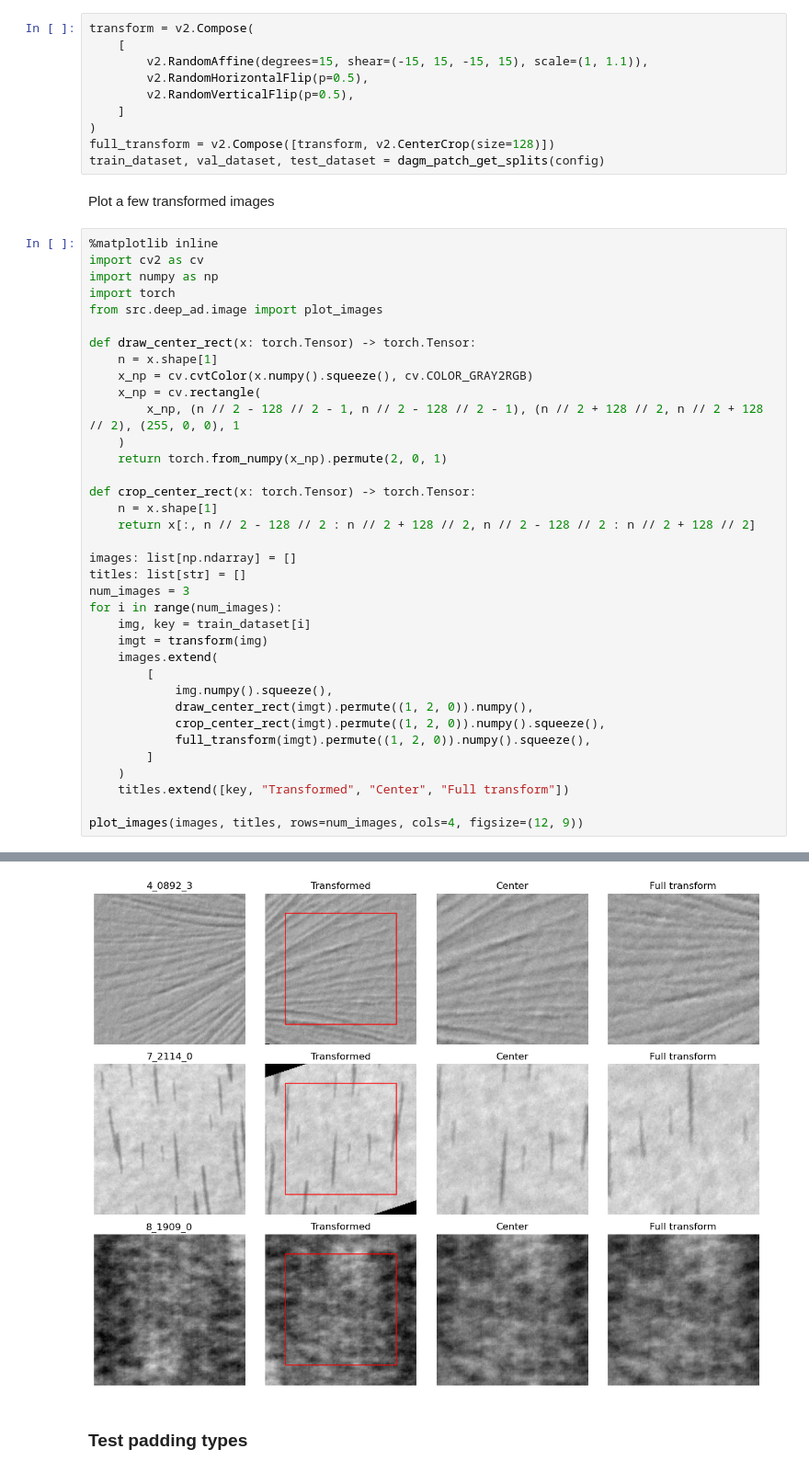
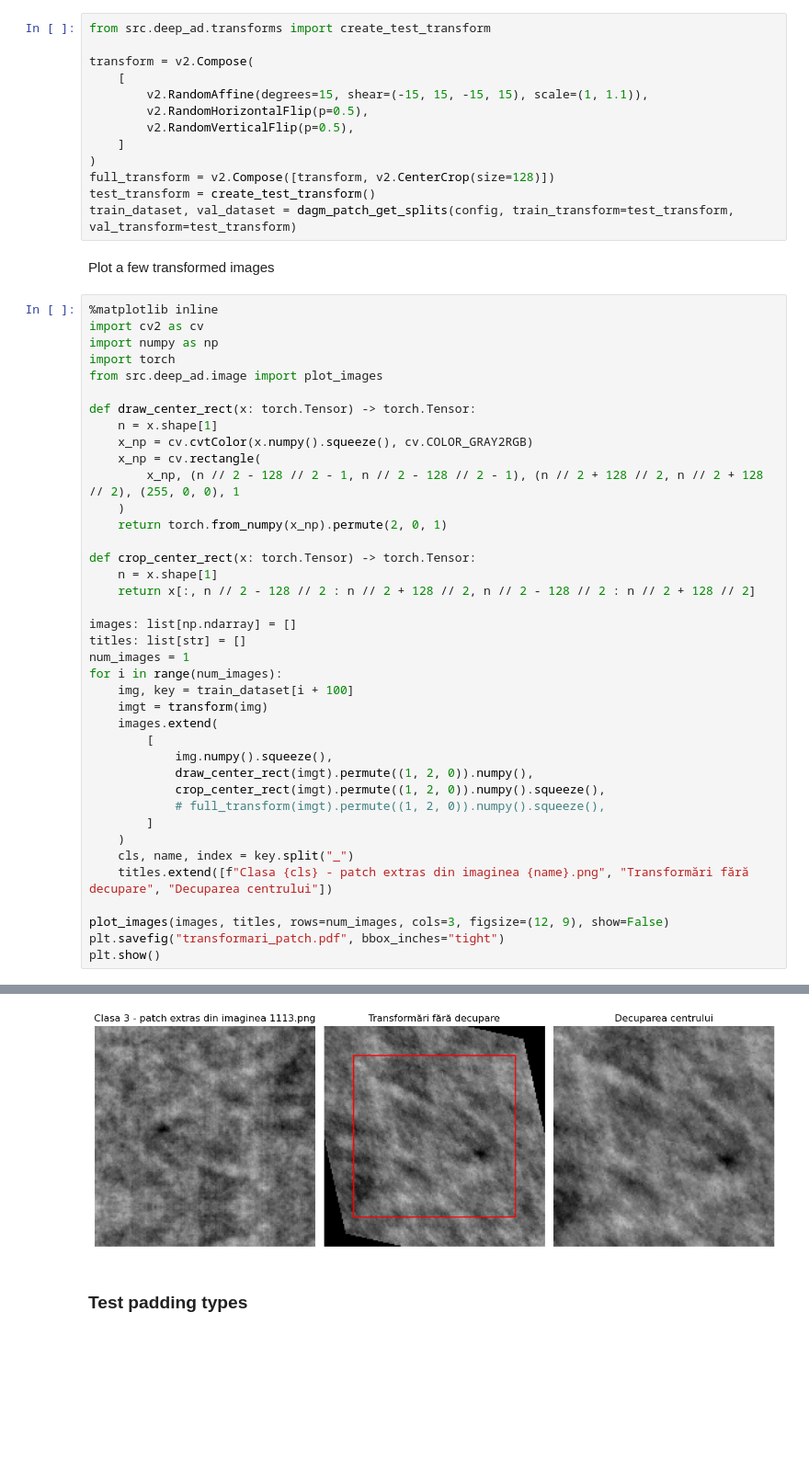
Before and after one commit to popastefan10/DeepAD, a Jupyter notebook: notebooks/nn.ipynb, the cells around one changed output, grey strips where cells are left out. Shown at 92% size. Drawn from its saved outputs; the diff is of its cells as text; blank space fills up the shorter version.

Commit message:
Create plots for the paper

```diff
--- a/notebooks/nn.ipynb
+++ b/notebooks/nn.ipynb
@@ -24,6 +24,8 @@ config = Config(root_dir="..")
 # %% [markdown]
 Load the split datasets without transforms for better control
 # %%
+from src.deep_ad.transforms import create_test_transform
+
 transform = v2.Compose(
     [
         v2.RandomAffine(degrees=15, shear=(-15, 15, -15, 15), scale=(1, 1.1)),
@@ -32,7 +34,8 @@ transform = v2.Compose(
     ]
 )
 full_transform = v2.Compose([transform, v2.CenterCrop(size=128)])
-train_dataset, val_dataset, test_dataset = dagm_patch_get_splits(config)
+test_transform = create_test_transform()
+train_dataset, val_dataset = dagm_patch_get_splits(config, train_transform=test_transform, val_transform=test_transform)
 # %% [markdown]
 Plot a few transformed images
 # %%
@@ -56,19 +59,22 @@ def crop_center_rect(x: torch.Tensor) -> torch.Tensor:
 
 images: list[np.ndarray] = []
 titles: list[str] = []
-num_images = 3
+num_images = 1
 for i in range(num_images):
-    img, key = train_dataset[i]
+    img, key = train_dataset[i + 100]
     imgt = transform(img)
     images.extend(
         [
             img.numpy().squeeze(),
             draw_center_rect(imgt).permute((1, 2, 0)).numpy(),
             crop_center_rect(imgt).permute((1, 2, 0)).numpy().squeeze(),
-            full_transform(imgt).permute((1, 2, 0)).numpy().squeeze(),
+            # full_transform(imgt).permute((1, 2, 0)).numpy().squeeze(),
         ]
     )
-    titles.extend([key, "Transformed", "Center", "Full transform"])
+    cls, name, index = key.split("_")
+    titles.extend([f"Clasa {cls} - patch extras din imaginea {name}.png", "Transformări fără decupare", "Decuparea centrului"])
 
-plot_images(images, titles, rows=num_images, cols=4, figsize=(12, 9))
+plot_images(images, titles, rows=num_images, cols=3, figsize=(12, 9), show=False)
+plt.savefig("transformari_patch.pdf", bbox_inches="tight")
+plt.show()
 # %% [output]
@@ -75,4 +82,4 @@ plot_images(images, titles, rows=num_images, cols=4, figsize=(12, 9))
-[figure, old version]
+[figure, new version]
 # %% [markdown]
 ### Test padding types
 # %%
```
Also changed, not shown: parts of 1 cell of this notebook, 5 other files.
